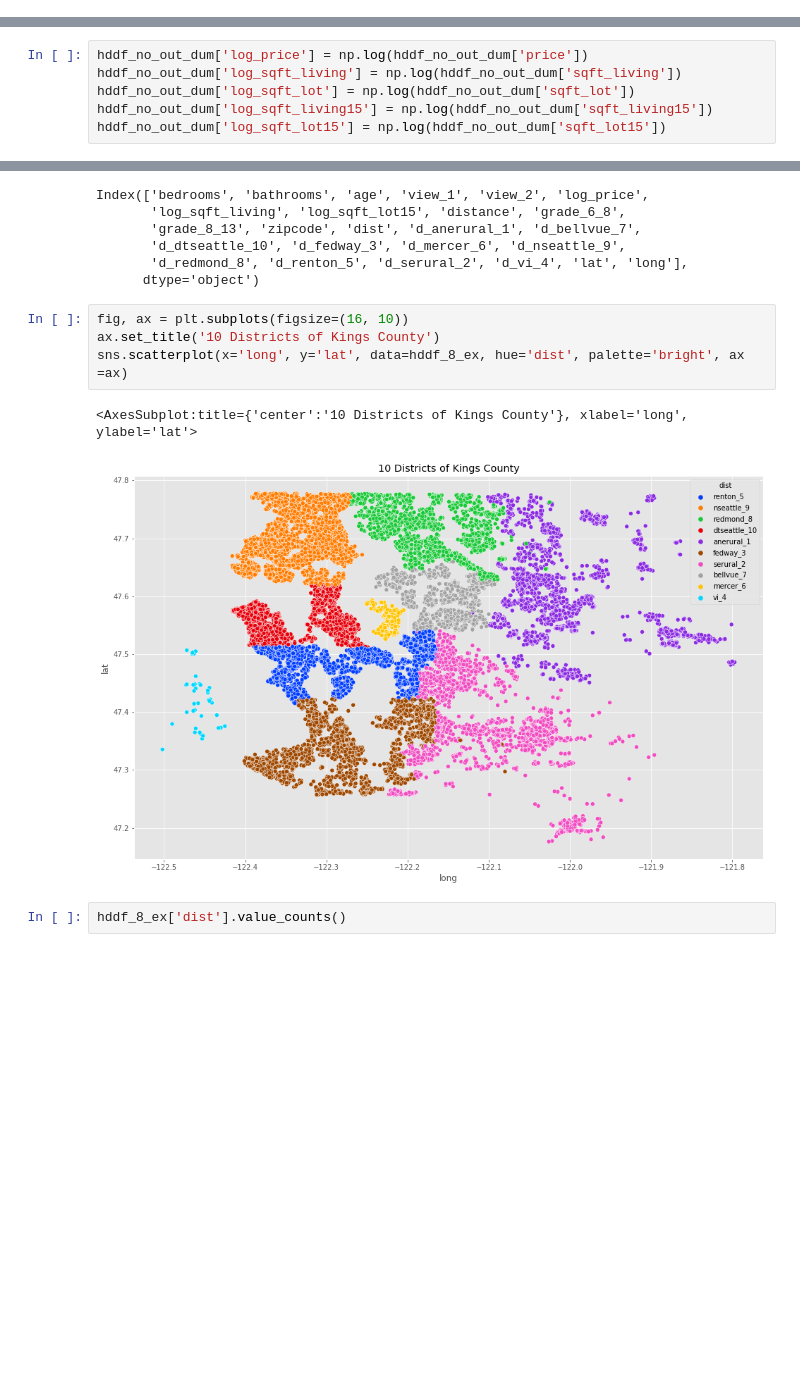
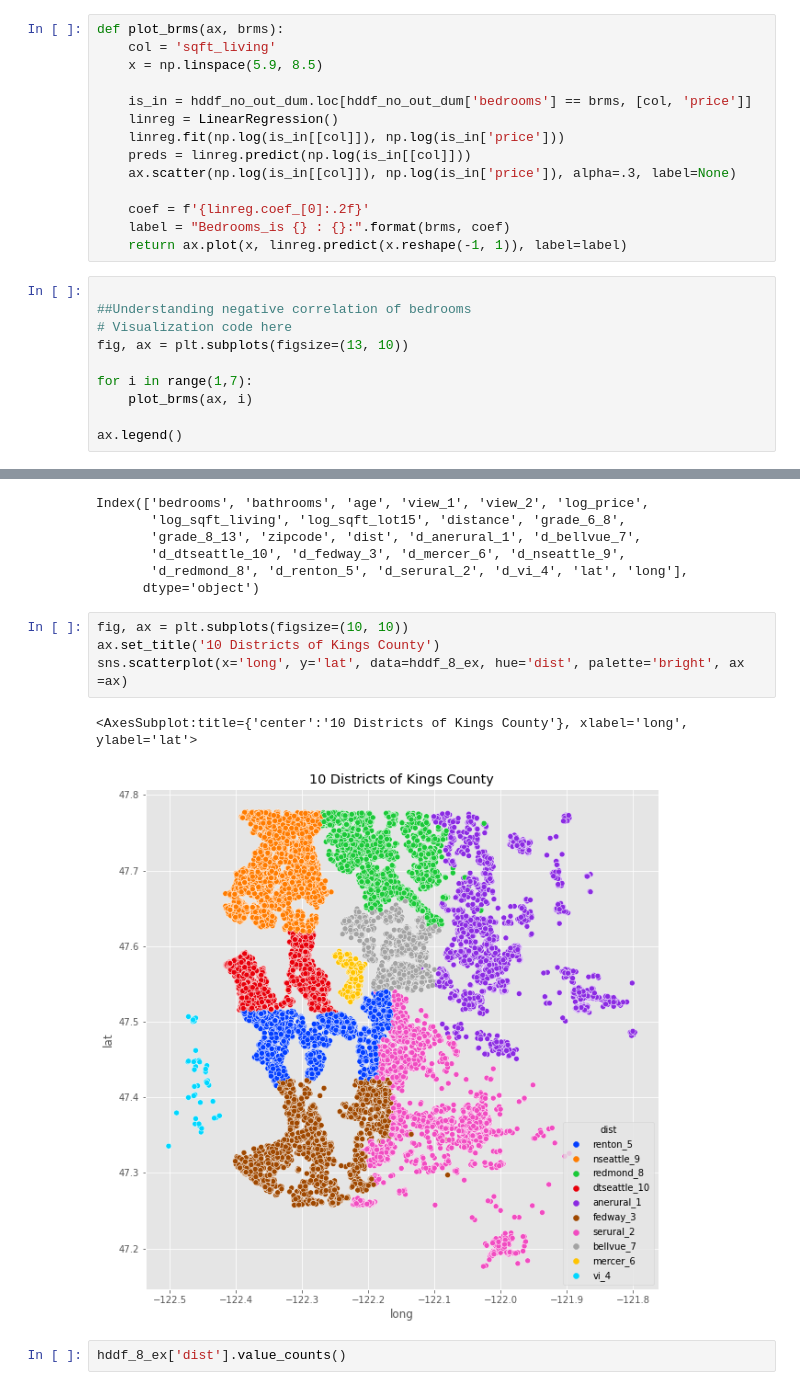
Before and after one commit to SunTzuLombardi/HomeRegression, a Jupyter notebook: HomeRegression.ipynb, the cells around one changed output, grey strips where cells are left out. Saved outputs shown, nothing was run; the diff lists cells and outputs as text; blank space fills up the shorter version.

```diff
--- a/HomeRegression.ipynb
+++ b/HomeRegression.ipynb
@@ -1182,0 +1121,24 @@ ax.legend()
+# %%
+def plot_brms(ax, brms):
+    col = 'sqft_living'
+    x = np.linspace(5.9, 8.5)
+
+    is_in = hddf_no_out_dum.loc[hddf_no_out_dum['bedrooms'] == brms, [col, 'price']]
+    linreg = LinearRegression()
+    linreg.fit(np.log(is_in[[col]]), np.log(is_in['price']))
+    preds = linreg.predict(np.log(is_in[[col]]))
+    ax.scatter(np.log(is_in[[col]]), np.log(is_in['price']), alpha=.3, label=None)
+
+    coef = f'{linreg.coef_[0]:.2f}'
+    label = "Bedrooms_is {} : {}:".format(brms, coef)
+    return ax.plot(x, linreg.predict(x.reshape(-1, 1)), label=label)
+# %%
+
+##Understanding negative correlation of bedrooms
+# Visualization code here
+fig, ax = plt.subplots(figsize=(13, 10))
+
+for i in range(1,7):
+    plot_brms(ax, i)
+
+ax.legend()
@@ -1260,9 +1225,3 @@ array([[<AxesSubplot:title={'center':'price'}>,
        [<AxesSubplot:title={'center':'sqft_lot15'}>, <AxesSubplot:>]],
       dtype=object)
 [figure]
-# %%
-hddf_no_out_dum['log_price'] = np.log(hddf_no_out_dum['price'])
-hddf_no_out_dum['log_sqft_living'] = np.log(hddf_no_out_dum['sqft_living'])
-hddf_no_out_dum['log_sqft_lot'] = np.log(hddf_no_out_dum['sqft_lot'])
-hddf_no_out_dum['log_sqft_living15'] = np.log(hddf_no_out_dum['sqft_living15'])
-hddf_no_out_dum['log_sqft_lot15'] = np.log(hddf_no_out_dum['sqft_lot15'])
@@ -2006,12 +2162,12 @@ Index(['bedrooms', 'bathrooms', 'age', 'view_1', 'view_2', 'log_price',
        'd_redmond_8', 'd_renton_5', 'd_serural_2', 'd_vi_4', 'lat', 'long'],
       dtype='object')
 # %%
-fig, ax = plt.subplots(figsize=(16, 10))
+fig, ax = plt.subplots(figsize=(10, 10))
 ax.set_title('10 Districts of Kings County')
 sns.scatterplot(x='long', y='lat', data=hddf_8_ex, hue='dist', palette='bright', ax =ax)
 # %% [output]
 <AxesSubplot:title={'center':'10 Districts of Kings County'}, xlabel='long', ylabel='lat'>
-[figure, old version]
+[figure, new version]
 # %%
 hddf_8_ex['dist'].value_counts()
 # %% [output]
```
Also changed, not shown: parts of 40 cells of this notebook, 3 other files.
